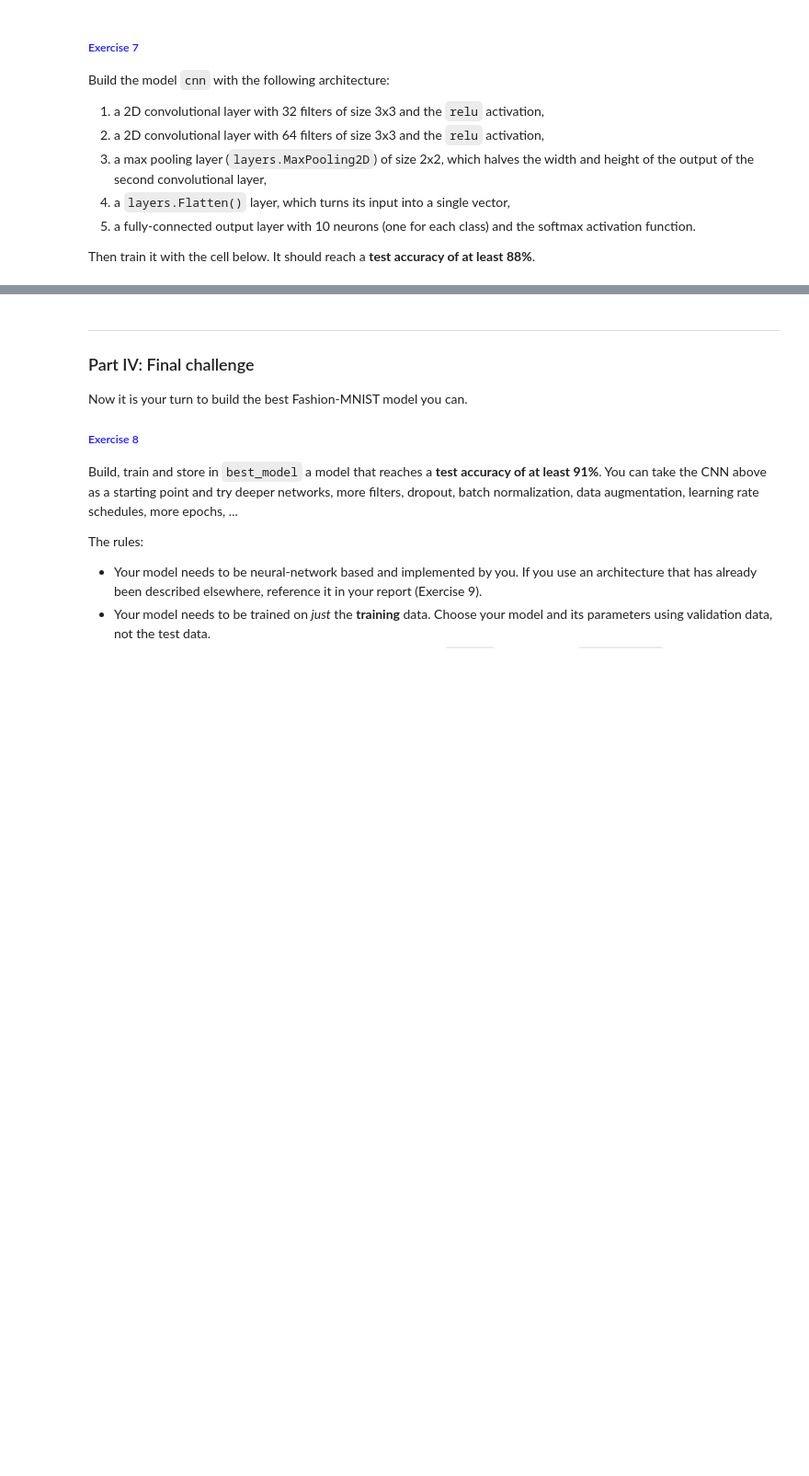
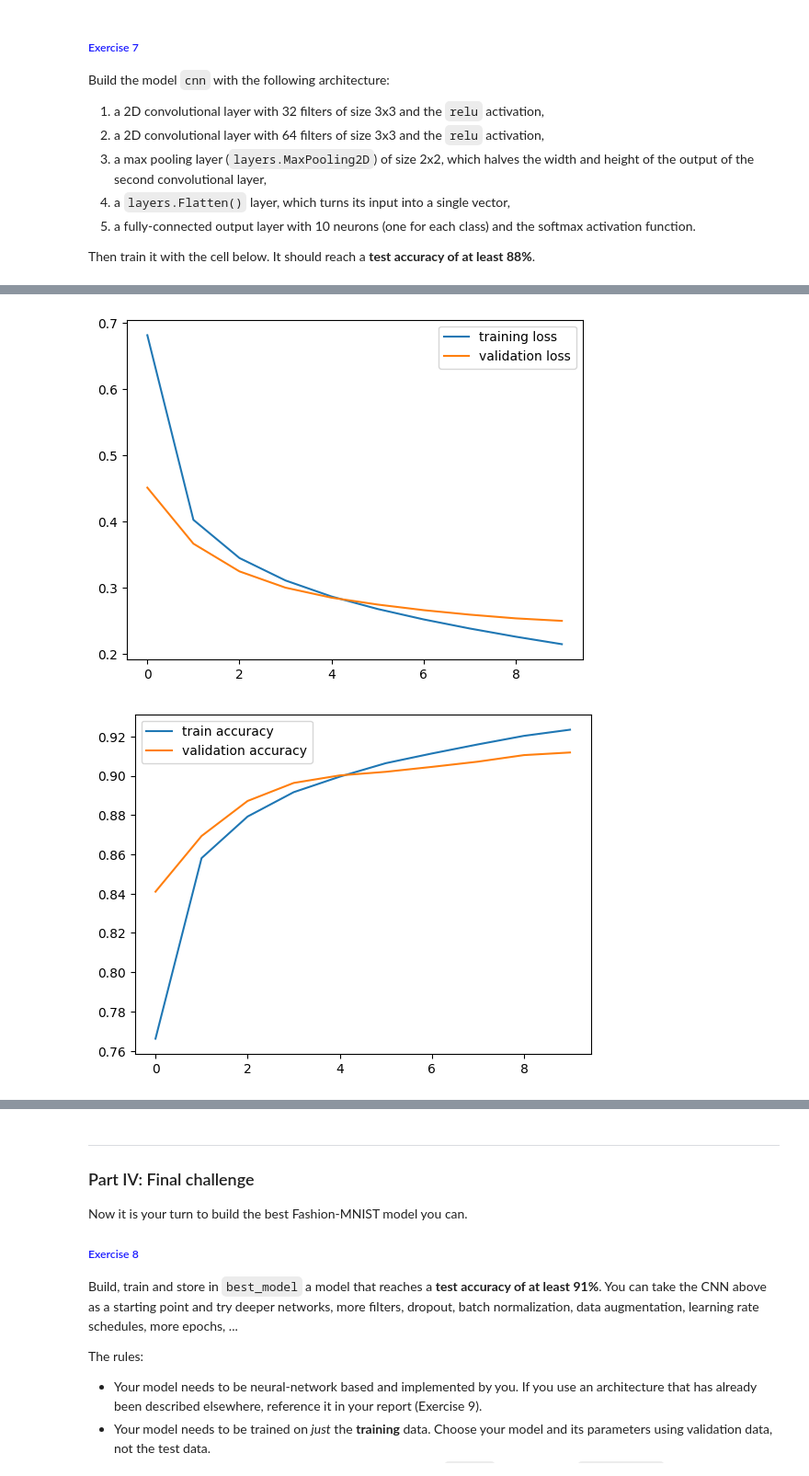
Before and after one commit to hudo16-38/ml_exercises, a Jupyter notebook: assignment3/neural_networks.ipynb, the cells around one changed output, grey strips where cells are left out. Shown at 92% size. Saved outputs shown, nothing was run; the diff lists cells and outputs as text; code cells hidden in the pictures; blank space fills up the shorter version.

```diff
--- a/assignment3/neural_networks.ipynb
+++ b/assignment3/neural_networks.ipynb
@@ -490,10 +492,18 @@ Build the model `cnn` with the following architecture:
 
 Then train it with the cell below. It should reach a **test accuracy of at least 88%**.
 # %%
-cnn = ...
+cnn = keras.Sequential([
+    keras.Input(shape=(28, 28, 1)),
+    layers.Conv2D(32, kernel_size=(3, 3), activation='relu'),
+    layers.Conv2D(64, kernel_size=(3, 3), activation='relu'),
+    layers.MaxPooling2D(pool_size=(2, 2)),
+    layers.Flatten(),
+    layers.Dense(10, activation='softmax'),
+])
 
 cnn.compile(loss='categorical_crossentropy', optimizer=Adam(0.001), metrics=['accuracy'])
 
 history = cnn.fit(X_train, to_categorical(y_train), epochs=10, batch_size=512,
                   validation_split=0.1, verbose=True)
 plot_history(history)
+# %% [output]
@@ -500,3 +530,5 @@ plot_history(history)
+[figure, added]
+[figure, added]
 # %%
 train_score = cnn.evaluate(X_train, to_categorical(y_train))
 print("\n\ntrain loss: {} | train acc: {}\n".format(train_score[0], train_score[1]))
```
Also changed, not shown: parts of 8 cells of this notebook.
